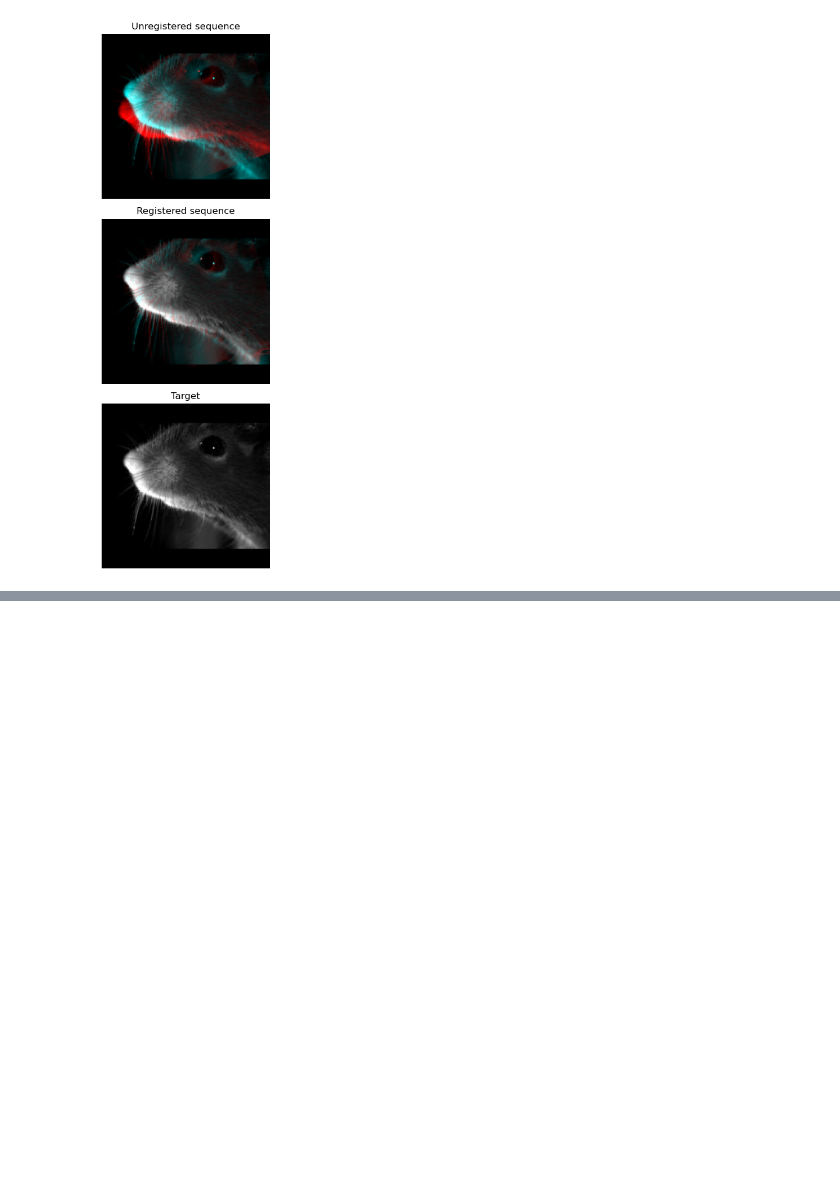
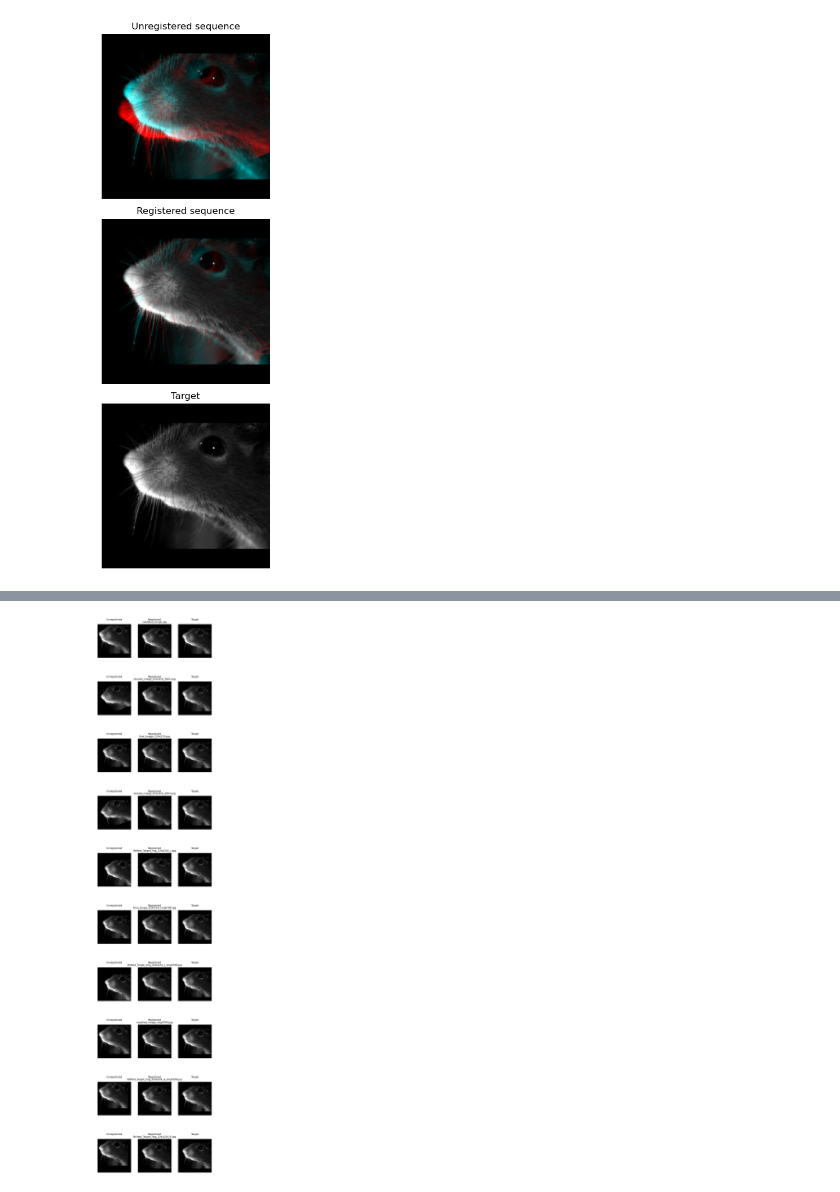
Before and after one commit to AnnaStuckert/ViT_facemap, a Jupyter notebook: ViT-pytorch/Registration/Registration.ipynb, the cells around one changed output, grey strips where cells are left out. Drawn from its saved outputs; the diff is of its cells as text; code cells hidden in the pictures; blank space fills up the shorter version.

```diff
--- a/ViT-pytorch/Registration/Registration.ipynb
+++ b/ViT-pytorch/Registration/Registration.ipynb
@@ -171,0 +155,59 @@ plt.show()
+# %%
+import numpy as np
+import matplotlib.pyplot as plt
+from skimage.color import rgb2gray
+from skimage.transform import warp
+from skimage.registration import optical_flow_tvl1
+from skimage import io
+import os
+
+# Load the target image
+image0 = io.imread('Target_img9160_resized_image_224x224.jpg')
+image0 = rgb2gray(image0)
+
+# Paths to the folders containing images
+folder_path = 'Modified_images'
+registered_folder_path = 'Registered_Images'
+images = [img for img in os.listdir(folder_path) if img.lower().endswith(('.png', '.jpg', '.jpeg')) and not img.startswith('.')]
+
+# Prepare the figure for plotting
+fig, axs = plt.subplots(len(images), 3, figsize=(10, 5 * len(images)))
+
+for i, img_name in enumerate(images):
+    image_path = os.path.join(folder_path, img_name)
+    image1 = io.imread(image_path)
+    image1 = rgb2gray(image1)
+
+    # Compute the optical flow
+    v, u = optical_flow_tvl1(image0, image1)
+
+    # Use the estimated optical flow for registration
+    nr, nc = image0.shape
+    row_coords, col_coords = np.meshgrid(np.arange(nr), np.arange(nc), indexing='ij')
+    image1_warp = warp(image1, np.array([row_coords + v, col_coords + u]), mode='edge')
+
+    # Save the registered image
+    save_path = os.path.join(registered_folder_path, f"registered_{img_name}")
+    plt.imsave(save_path, image1_warp, cmap='gray')
+
+    # Display the images
+    axs[i, 0].imshow(image1, cmap='gray')
+    axs[i, 0].set_title("Unregistered", pad=20)
+    axs[i, 0].set_axis_off()
+
+    axs[i, 1].imshow(image1_warp, cmap='gray')
+    axs[i, 1].set_title("Registered", pad=20)
+    axs[i, 1].set_axis_off()
+
+    axs[i, 2].imshow(image0, cmap='gray')
+    axs[i, 2].set_title("Target", pad=20)
+    axs[i, 2].set_axis_off()
+
+    # Place image name above the plots
+    axs[i, 1].annotate(img_name, (0.5, 1), xycoords='axes fraction', ha='center', va='bottom', fontsize=12, xytext=(0, 5), textcoords='offset points')
+
+# Adjust the space between rows of images
+plt.subplots_adjust(hspace=0.1)
+plt.show()
+# %% [output]
+[figure, added]
```
Also changed, not shown: parts of 6 cells of this notebook, 31 other files.
